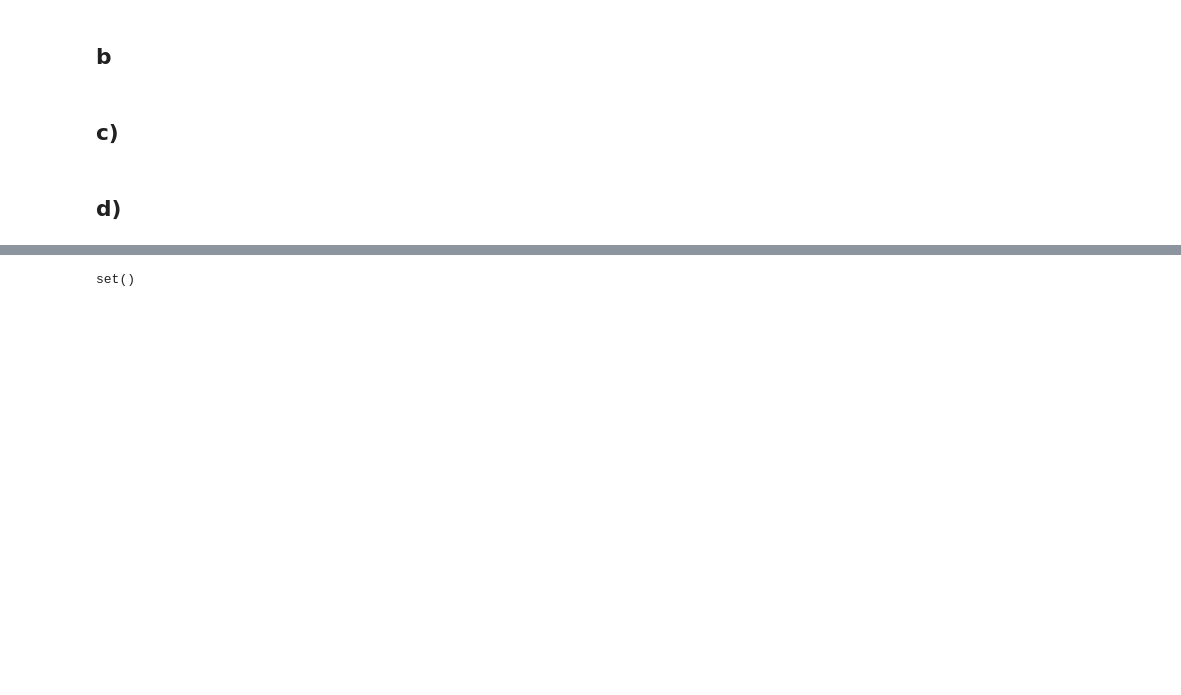
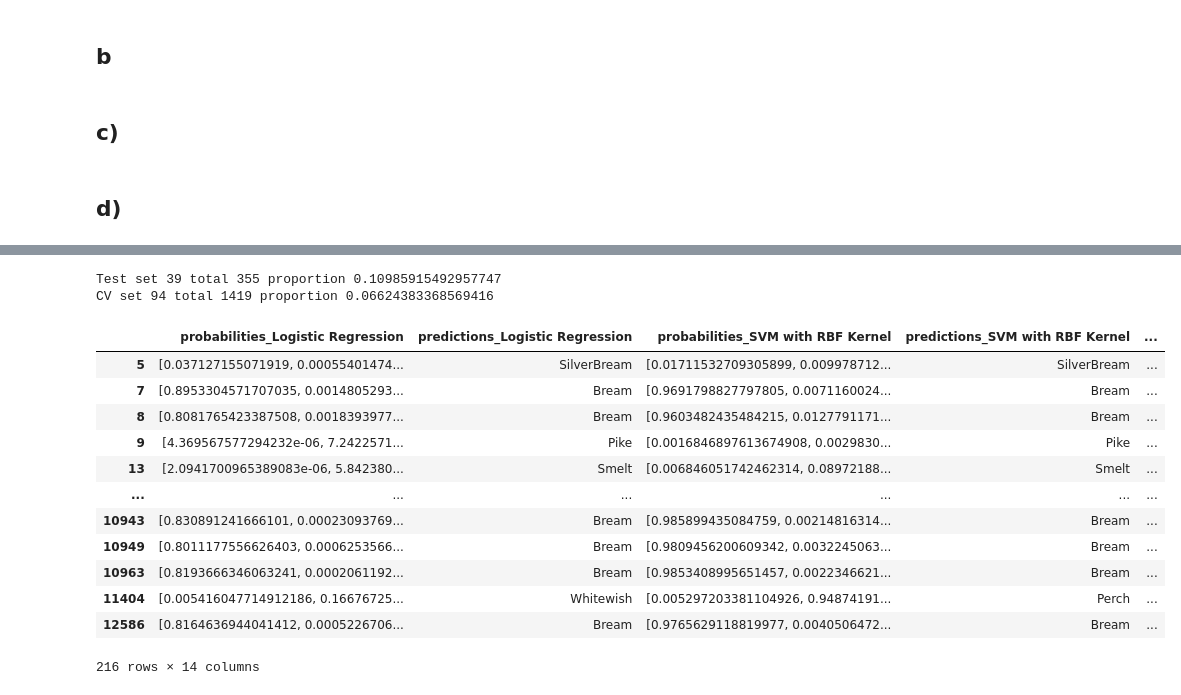
Before and after one commit to rikardradovac/mve441, a Jupyter notebook: question1.ipynb, the cells around one changed output, grey strips where cells are left out. Cells and saved outputs as stored; diff of their text form; code cells hidden in the pictures; blank space fills up the shorter version.

```diff
--- a/question1.ipynb
+++ b/question1.ipynb
@@ -1533,4 +1377,0 @@ np.where(res == -1)
-# %%
-set(X_train.iloc[np.where(res == -1)].index).intersection(common_misclassified)
-# %% [output]
-set()
@@ -1537,2 +1471,62 @@ set()
+# %%
+# HÄR SVARAR JAG PÅ CONFIDENCE OCH SETS
+
+def return_df_with_sets(df):
+    df_no_dt = df.drop(columns=["predictions_Decision Tree", "probabilities_Decision Tree"])
+
+    low_conf = df_no_dt.apply(find_low_confidence, axis=1)
+    low_conf = df_no_dt[low_conf]
+
+    sets = low_conf[low_conf.apply(find_same_set, axis=1)]
+    sets = sets.drop_duplicates(subset='index', keep='first')
+
+    sets["classes"] = sets.apply(add_set_classes, axis=1)
+    return sets
+
+
+
+
+
+
+df_test_sets = return_df_with_sets(df_test)
+df_test_sets
+
+df_cv_sets = return_df_with_sets(df_cv)
+df_cv_sets
+
+print("Test set", len(df_test_sets), "total", len(df_test["index"].unique()), "proportion", len(df_test_sets) / len(df_test["index"].unique()))
+print("CV set", len(df_cv_sets),  "total", len(df_cv["index"].unique()), "proportion", len(df_cv_sets) / len(df_cv["index"].unique()))
+
+
+temp_df = df_test_sets.copy()
+# save only the top 2 probabilities for each model and correct label and the new set
+for model in results:
+    if f"probabilities_{model}" not in temp_df.columns:
+        continue
+    temp_df[f"probabilities_{model}"] = temp_df[f"probabilities_{model}"].apply(lambda x: [class_names[i] for i in np.argsort(x)[-2:]])
+
+temp_df.drop(columns=["index"], inplace=True)
+temp_df[:5].to_csv("test_set.csv")
+
+high_confidence = df_test.apply(find_high_confidence, axis=1)
+high_confidence = df_test[high_confidence]
+high_confidence = high_confidence.drop_duplicates(subset='index', keep='first')
+high_confidence
+# %% [output]
+Test set 39 total 355 proportion 0.10985915492957747
+CV set 94 total 1419 proportion 0.06624383368569416
+|  | probabilities_Logistic Regression | predictions_Logistic Regression | probabilities_SVM with RBF Kernel | predictions_SVM with RBF Kernel | ... |
+| 5 | [0.037127155071919, 0.00055401474... | SilverBream | [0.01711532709305899, 0.009978712... | SilverBream | ... |
+| 7 | [0.8953304571707035, 0.0014805293... | Bream | [0.9691798827797805, 0.0071160024... | Bream | ... |
+| 8 | [0.8081765423387508, 0.0018393977... | Bream | [0.9603482435484215, 0.0127791171... | Bream | ... |
+| 9 | [4.369567577294232e-06, 7.2422571... | Pike | [0.0016846897613674908, 0.0029830... | Pike | ... |
+| 13 | [2.0941700965389083e-06, 5.842380... | Smelt | [0.006846051742462314, 0.08972188... | Smelt | ... |
+| ... | ... | ... | ... | ... | ... |
+| 10943 | [0.830891241666101, 0.00023093769... | Bream | [0.985899435084759, 0.00214816314... | Bream | ... |
+| 10949 | [0.8011177556626403, 0.0006253566... | Bream | [0.9809456200609342, 0.0032245063... | Bream | ... |
+| 10963 | [0.8193666346063241, 0.0002061192... | Bream | [0.9853408995651457, 0.0022346621... | Bream | ... |
+| 11404 | [0.005416047714912186, 0.16676725... | Whitewish | [0.005297203381104926, 0.94874191... | Perch | ... |
+| 12586 | [0.8164636944041412, 0.0005226706... | Bream | [0.9765629118819977, 0.0040506472... | Bream | ... |
+216 rows × 14 columns
 # %%
 
```
Also changed, not shown: parts of 27 cells of this notebook, 4 other files.
